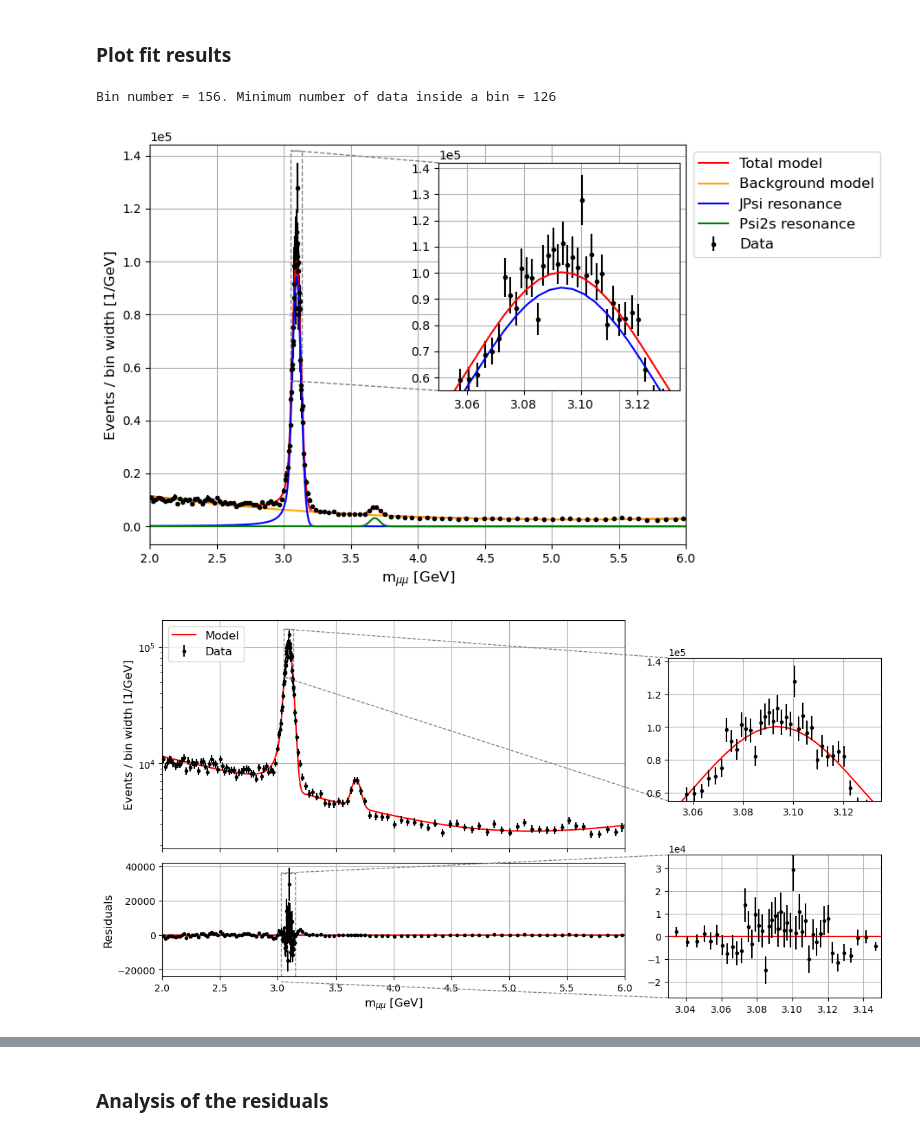
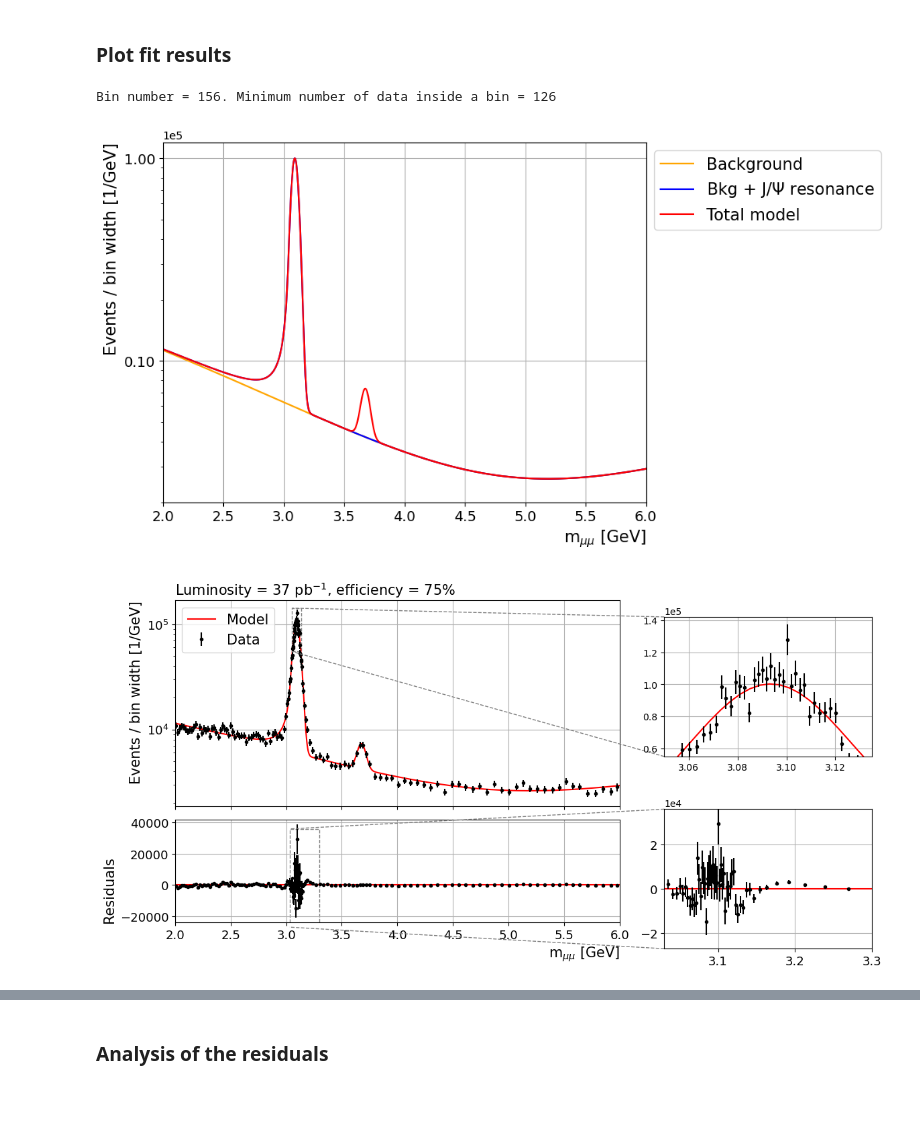
Before and after one commit to Matteo-Bellino/SMATEP_Project, a Jupyter notebook: Psi2S_RadanoBellino.ipynb, the cells around one changed output, grey strips where cells are left out. Drawn from its saved outputs; the diff is of its cells as text; code cells hidden in the pictures; blank space fills up the shorter version.

```diff
--- a/Psi2S_RadanoBellino.ipynb
+++ b/Psi2S_RadanoBellino.ipynb
@@ -29,7 +29,8 @@ from matplotlib.ticker import ScalarFormatter
 # %%
 mass_cut_HS = 6
 mass_cut_LS = 6
-fs = '12'
+fs = '15'
+tfs=13
 #If we cut the data at mass = 4, the chi squared gets from 2.3 to 1.5 where the one tailed limit for 90% confidence interval is 1.2.
 #Residuals in 1sigma get from 63% to 66% and in 2sigma from 88% to 92% (approach more gaussian values and also the histogram resembles more a gaussian)
 #the run test is still valid
@@ -188,6 +189,7 @@ cb_psi2s_ext = cb_psi2s.create_extended(yield_psi2s)
 
 #Total model
 total_model = zfit.pdf.SumPDF([cb_jpsi_ext, cb_psi2s_ext, bkg_ext])
+bkg_JPsi = zfit.pdf.SumPDF([cb_jpsi_ext, bkg_ext])
 # %% [markdown]
 # 3. Fitting
 # %%
@@ -231,63 +233,65 @@ points_per_bin  = 180
 sorted_data     = np.sort(data_HS)
 bin_edges       = [sorted_data[i] for i in range(0, len(data_HS), points_per_bin)]; bin_edges.append(sorted_data[-1])
 bin_edges       = np.array(bin_edges)
 bin_number      = len(bin_edges)-1
 binned_data     = [len(data_HS[(data_HS>bin_edges[i]) & (data_HS<=bin_edges[i+1])]) for i in range(0, bin_number)]
 err_binned_data = np.sqrt(binned_data)
 bin_centers     = (bin_edges[1:]+bin_edges[:-1])/2
 bin_widths      = np.array([bin_edges[i+1]-bin_edges[i] for i in range(0, bin_number)])
 print(f"Bin number = {bin_number}. Minimum number of data inside a bin = {np.min(binned_data):.0f}")
 
 x = np.linspace(2,mass_cut_HS,1000)
 graph_total_model = total_model.pdf(x)*total_model.get_yield()
+graph_bkg_JPsi    = bkg_JPsi.pdf(x)   *bkg_JPsi.get_yield()
 graph_bkg         = bkg_ext.pdf(x)    *bkg_ext.get_yield()
 graph_JPsi        = cb_jpsi_ext.pdf(x)*cb_jpsi_ext.get_yield()
 graph_Psi2s       = cb_psi2s_ext.pdf(x)*cb_psi2s_ext.get_yield()
 
 #plot the counts divided by bin-size (such that the integral is the total number of events)
 _, ax = plt.subplots(1,1, figsize=(8,6))
-ax.errorbar(bin_centers, binned_data/bin_widths, yerr=err_binned_data/bin_widths, fmt='.', label='Data', color = "black")
+#ax.errorbar(bin_centers, binned_data/bin_widths, yerr=err_binned_data/bin_widths, fmt='.', label='Data', color = "black")
+ax.plot(x,graph_bkg,   label='Background', color="orange")
+ax.plot(x,graph_bkg_JPsi,  label='Bkg + J/$\Psi$ resonance', color = "blue")
 ax.plot(x,graph_total_model, label='Total model', color = "red")
-ax.plot(x,graph_bkg,   label='Background model', color="orange")
-ax.plot(x,graph_JPsi,  label='JPsi resonance', color = "blue")
-ax.plot(x,graph_Psi2s, label='Psi2s resonance', color = "green")
+#ax.plot(x,graph_Psi2s, label='Psi2s resonance', color = "green")
 
-ax_zoom = inset_axes(ax, width="45%", height="57%", loc='upper right', bbox_to_anchor=(0, -0.03, 1, 1), bbox_transform=ax.transAxes)
-ax_zoom.errorbar(bin_centers, binned_data/bin_widths, yerr=err_binned_data/bin_widths, fmt='.', label='Data', color = "black")
-ax_zoom.plot(x,graph_total_model, label='Total model', color = "red")
-ax_zoom.plot(x,graph_bkg,   label='Background model', color="orange")
-ax_zoom.plot(x,graph_JPsi,  label='JPsi resonance', color = "blue")
-ax_zoom.plot(x,graph_Psi2s, label='Psi2s resonance', color = "green")
-x_box = [3.05,3.135]
-y_box = [0.55e5,1.42e5]
-ax_zoom.set_xlim(x_box)
-ax_zoom.set_ylim(y_box)
-ax_zoom.yaxis.set_major_formatter(ScalarFormatter())
-ax_zoom.yaxis.get_major_formatter().set_scientific(True)
-ax_zoom.yaxis.get_major_formatter().set_powerlimits((0, 0))
-ax_zoom.grid()
-mark_inset(ax, ax_zoom, loc1=2, loc2=3, fc="none", ec="0.5", linestyle='--')
+# ax_zoom = inset_axes(ax, width="45%", height="57%", loc='upper right', bbox_to_anchor=(0, -0.03, 1, 1), bbox_transform=ax.transAxes)
+# ax_zoom.errorbar(bin_centers, binned_data/bin_widths, yerr=err_binned_data/bin_widths, fmt='.', label='Data', color = "black")
+# ax_zoom.plot(x,graph_total_model, label='Total model', color = "red")
+# ax_zoom.plot(x,graph_bkg,   label='Background model', color="orange")
+# ax_zoom.plot(x,graph_JPsi,  label='JPsi resonance', color = "blue")
+# ax_zoom.plot(x,graph_Psi2s, label='Psi2s resonance', color = "green")
+# x_box = [3.05,3.135]
+# y_box = [0.55e5,1.42e5]
+# ax_zoom.set_xlim(x_box)
+# ax_zoom.set_ylim(y_box)
+# ax_zoom.yaxis.set_major_formatter(ScalarFormatter())
+# ax_zoom.yaxis.get_major_formatter().set_scientific(True)
+# ax_zoom.yaxis.get_major_formatter().set_powerlimits((0, 0))
+# ax_zoom.grid()
+# mark_inset(ax, ax_zoom, loc1=2, loc2=3, fc="none", ec="0.5", linestyle='--')
 
-ax.set_xlabel("m$_{\\mu\\mu}$ [GeV]", fontsize = fs)
-ax.set_ylabel(f"Events / bin width [1/GeV]", fontsize = fs)
+ax.set_xlabel("m$_{\\mu\\mu}$ [GeV]", fontsize = fs, loc="right")
+ax.set_ylabel(f"Events / bin width [1/GeV]", fontsize = fs, loc="top")
 ax.legend(fontsize = fs, loc='upper left', bbox_to_anchor=(1, 1))
 ax.set_xlim([2,mass_cut_HS])
-ax.set_yscale('linear')
+ax.set_ylim([0.02e5,1.2e5])
+ax.set_yscale('log')
 ax.yaxis.set_major_formatter(ScalarFormatter())
 ax.yaxis.get_major_formatter().set_scientific(True)
 ax.yaxis.get_major_formatter().set_powerlimits((0, 0))
 ax.grid()
-plt.savefig("wrong_HS_Fit_components.png")
+ax.tick_params(axis='both', labelsize=tfs)
+plt.savefig("Fit_components_Psi2s_log.png", bbox_inches='tight')
 plt.show()
 # %% [output]
 Bin number = 156. Minimum number of data inside a bin = 126
-[figure, old version]
+[figure, new version]
 # %%
 # Plotting only the combined model over the data in log scale and the residuals
 fig, (ax_plot, ax_res) = plt.subplots(2,1, figsize=(8,6), sharex = True, gridspec_kw={'height_ratios': [2, 1]})
 x = np.linspace(2,6,1000)
 graph_total_model = total_model.pdf(x)*total_model.get_yield()
-
 
 #plot the counts divided by bin-size (such that the integral is the total number of events)
 ax_plot.plot(x, graph_total_model, label='Model', color = "red")
@@ -307,10 +311,12 @@ ax_zoom.grid()
 mark_inset(ax_plot, ax_zoom, loc1=2, loc2=3, fc="none", ec="0.5", linestyle='--')
 
 ax_plot.set_xlim([2,6])
-ax_plot.set_ylabel(f"Events / bin width [1/GeV]", fontsize = fs)
+ax_plot.set_ylabel(f"Events / bin width [1/GeV]", fontsize = fs, loc='top')
 ax_plot.legend(fontsize = fs, loc="upper left")
+ax_plot.tick_params(axis='both', labelsize=tfs)
 ax_plot.grid()
 ax_plot.set_yscale('log')
+ax_plot.set_title("Luminosity = 37 pb$^{-1}$, efficiency = 75%", loc = "left", fontsize = fs)
 
 #plot the residuals
 residuals = (binned_data/bin_widths - total_model.pdf(bin_centers)*total_model.get_yield())
@@ -321,23 +327,25 @@ ax_res.errorbar(bin_centers, residuals,yerr=err_binned_data/bin_widths, fmt='.',
 ax_zoom = inset_axes(ax_res, width="50%", height="45%", loc='upper right', bbox_to_anchor=(0.7, -0.6, 1, 1), bbox_transform=ax.transAxes)
 ax_zoom.axhline(0, color = "red")
 ax_zoom.errorbar(bin_centers, residuals,yerr=err_binned_data/bin_widths, fmt='.', color = 'black')
-x_box = [3.03,3.15]
+x_box = [3.03,3.3]
 y_box = [-2.7e4,3.6e4]
 ax_zoom.set_xlim(x_box)
 ax_zoom.set_ylim(y_box)
 ax_zoom.yaxis.set_major_formatter(ScalarFormatter())
 ax_zoom.yaxis.get_major_formatter().set_scientific(True)
 ax_zoom.yaxis.get_major_formatter().set_powerlimits((0, 0))
+ax_zoom.tick_params(axis='both', labelsize=tfs)
 ax_zoom.grid()
 mark_inset(ax_res, ax_zoom, loc1=2, loc2=3, fc="none", ec="0.5", linestyle='--')
 
 ax_res.set_xlim([2,mass_cut_HS])
-ax_res.set_ylabel("Residuals", fontsize = fs)
-ax_res.set_xlabel("m$_{\\mu\\mu}$ [GeV]", fontsize = fs)
+ax_res.set_ylabel("Residuals", fontsize = fs, loc='bottom')
+ax_res.set_xlabel("m$_{\\mu\\mu}$ [GeV]", fontsize = fs, loc='right')
+ax_res.tick_params(axis='both', labelsize=tfs)
 ax_res.grid()
 
 plt.tight_layout()
-plt.savefig("wrong_HS_Fit.png")
+plt.savefig("wrong_HS_Fit.png", bbox_inches='tight')
 plt.show()
 # %% [output]
-[figure, old version]
+[figure, new version]
```
Also changed, not shown: parts of 4 cells of this notebook.
